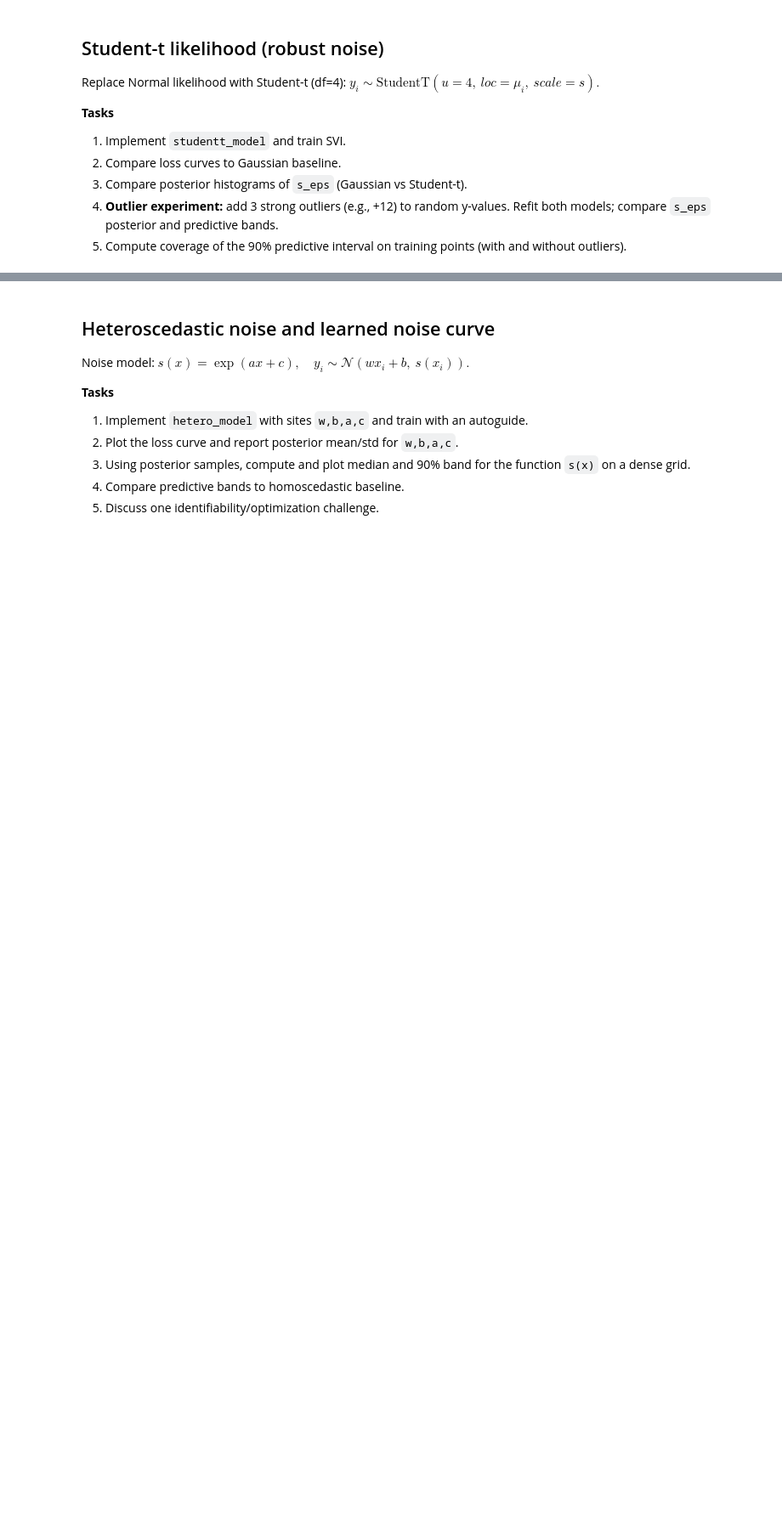
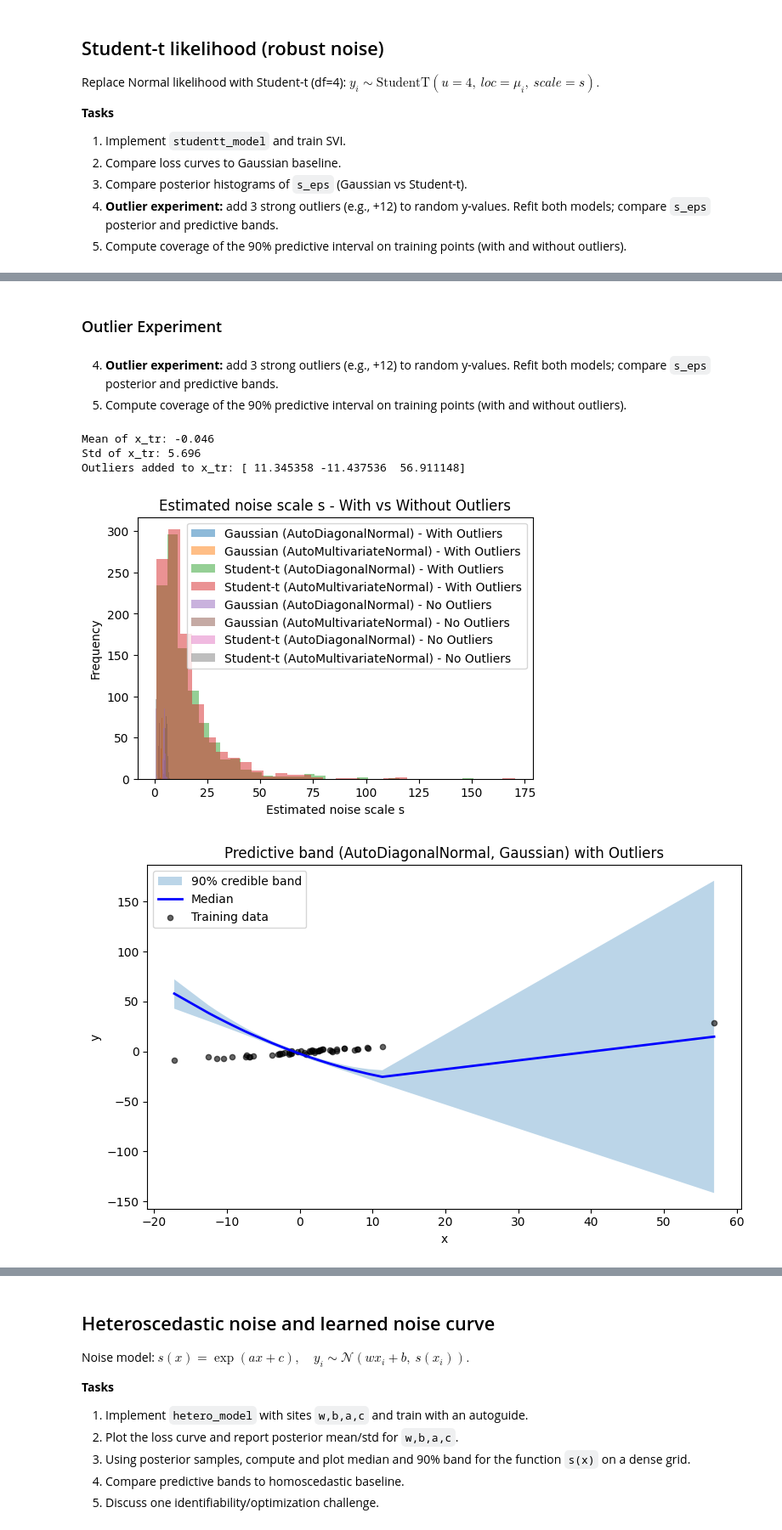
Before and after one commit to kmock930/Course-Uncertainty-Machine-Learning-2026, a Jupyter notebook: Assignment 2/SVI_assignment_questions (2).ipynb, the cells around one changed output, grey strips where cells are left out. Shown at 85% size. Drawn from its saved outputs; the diff is of its cells as text; code cells hidden in the pictures; blank space fills up the shorter version.

```diff
--- a/Assignment 2/SVI_assignment_questions (2).ipynb
+++ b/Assignment 2/SVI_assignment_questions (2).ipynb
@@ -443,0 +542,68 @@ u=4,\ 	loc=\mu_i,\ 	scale=s).$
+# %% [markdown]
+### Outlier Experiment
+# %% [markdown]
+4. **Outlier experiment:** add 3 strong outliers (e.g., +12) to random y-values. Refit both models; compare `s_eps` posterior and predictive bands.
+5. Compute coverage of the 90% predictive interval on training points (with and without outliers).
+# %%
+# Find mean and std
+x_tr_mean = jnp.mean(x_tr, axis=0)
+x_tr_std = jnp.std(x_tr, axis=0)
+print(f"Mean of x_tr: {x_tr_mean:.3f}")
+print(f"Std of x_tr: {x_tr_std:.3f}")
+
+# Populate three outliers into the training data based on mean and std
+x_tr_outliers = jnp.array([x_tr_mean + 2 * x_tr_std, x_tr_mean - 2* x_tr_std, x_tr_mean + 10 * x_tr_std])
+y_tr_outliers = jnp.array([jnp.mean(y_tr) + 2 * jnp.std(y_tr), jnp.mean(y_tr) - 2 * jnp.std(y_tr), jnp.mean(y_tr) + 10 * jnp.std(y_tr)])
+print(f"Outliers added to x_tr: {x_tr_outliers}")
+
+# Refit Models with outliers
+key, key1, key2, key3, key4 = random.split(key, 5)
+svi_auto_outliers, state_auto_outliers, losses_auto_outliers = run_svi(poly_model, guide_auto, key1, x_tr_outliers, y_tr_outliers)
+svi_mv_outliers, state_mv_outliers, loss_mv_outliers = run_svi(poly_model, guide_mv, key2, x_tr_outliers, y_tr_outliers)
+svi_auto_t_outliers, state_auto_t_outliers, losses_auto_t_outliers = run_svi(student_t_model, guide_auto_t, key1, x_tr_outliers, y_tr_outliers)
+svi_mv_t_outliers, state_mv_t_outliers, loss_mv_t_outliers = run_svi(student_t_model, guide_mv_t, key2, x_tr_outliers, y_tr_outliers)
+
+# Plot: Comparing noise s with outliers
+comparison: dict = {
+    # With Outliers
+    "Gaussian (AutoDiagonalNormal) - With Outliers": sample_posterior(poly_model, svi_auto_outliers, state_auto_outliers, key3, x_tr_outliers, num_samples=1000, sites=["s_eps"])['s_eps'],
+    "Gaussian (AutoMultivariateNormal) - With Outliers": sample_posterior(poly_model, svi_mv_outliers, state_mv_outliers, random.PRNGKey(88), x_tr_outliers, num_samples=1000, sites=["s_eps"])['s_eps'],
+    "Student-t (AutoDiagonalNormal) - With Outliers": sample_posterior(student_t_model, svi_auto_t_outliers, state_auto_t_outliers, key3, x_tr_outliers, num_samples=1000, sites=["s_eps"])['s_eps'],
+    "Student-t (AutoMultivariateNormal) - With Outliers": sample_posterior(student_t_model, svi_mv_t_outliers, state_mv_t_outliers, random.PRNGKey(88), x_tr_outliers, num_samples=1000, sites=["s_eps"])['s_eps'],
+    # Without Outliers
+    "Gaussian (AutoDiagonalNormal) - No Outliers": pred_auto["s_eps"],
+    "Gaussian (AutoMultivariateNormal) - No Outliers": pred_mv["s_eps"],
+    "Student-t (AutoDiagonalNormal) - No Outliers": s_eps_auto_t,
+    "Student-t (AutoMultivariateNormal) - No Outliers": s_eps_mv_t,
+}
+compare(comparison, title='Estimated noise scale s - With vs Without Outliers')
+
+# Plot: Compare predictive bands with outliers
+# Combine original training data with outliers for visualization
+x_tr_combined = jnp.concatenate([x_tr, x_tr_outliers])
+y_tr_combined = jnp.concatenate([y_tr, y_tr_outliers])
+
+# Recompute predictive bands for the outlier models on combined data
+pred_auto_outliers = sample_posterior(poly_model, svi_auto_outliers, state_auto_outliers, key3, x_tr_combined, num_samples=1000, sites=["mu"])
+pred_mv_outliers = sample_posterior(poly_model, svi_mv_outliers, state_mv_outliers, key4, x_tr_combined, num_samples=1000, sites=["mu"])
+pred_auto_outliers_t = sample_posterior(student_t_model, svi_auto_t_outliers, state_auto_t_outliers, key3, x_tr_combined, num_samples=1000, sites=["mu"])
+pred_mv_outliers_t = sample_posterior(student_t_model, svi_mv_t_outliers, state_mv_t_outliers, key4, x_tr_combined, num_samples=1000, sites=["mu"])
+mu_samples_auto_outliers = pred_auto_outliers['mu']
+mu_samples_mv_outliers = pred_mv_outliers['mu']
+mu_samples_auto_outliers_t = pred_auto_outliers_t['mu']
+mu_samples_mv_outliers_t = pred_mv_outliers_t['mu']
+quatile1_auto_outliers, quatile2_auto_outliers, quatile3_auto_outliers = predictive_band_from_mu(mu_samples_auto_outliers)
+quatile1_mv_outliers, quatile2_mv_outliers, quatile3_mv_outliers = predictive_band_from_mu(mu_samples_mv_outliers)
+quantile1_auto_outliers_t, quatile2_auto_outliers_t, quatile3_auto_outliers_t = predictive_band_from_mu(mu_samples_auto_outliers_t)
+quantile1_mv_outliers_t, quatile2_mv_outliers_t, quatile3_mv_outliers_t = predictive_band_from_mu(mu_samples_mv_outliers_t)
+
+plot_predictive_band(x_tr_combined, y_tr_combined, quatile1_auto_outliers, quatile2_auto_outliers, quatile3_auto_outliers, title='Predictive band (AutoDiagonalNormal, Gaussian) with Outliers')
+plot_predictive_band(x_tr_combined, y_tr_combined, quatile1_mv_outliers, quatile2_mv_outliers, quatile3_mv_outliers, title='Predictive band (AutoMultivariateNormal, Gaussian) with Outliers')
+plot_predictive_band(x_tr_combined, y_tr_combined, quantile1_auto_outliers_t, quatile2_auto_outliers_t, quatile3_auto_outliers_t, title='Predictive band (AutoDiagonalNormal, Student-t) with Outliers')
+plot_predictive_band(x_tr_combined, y_tr_combined, quantile1_mv_outliers_t, quatile2_mv_outliers_t, quatile3_mv_outliers_t, title='Predictive band (AutoMultivariateNormal, Student-t) with Outliers')
+# %% [output]
+Mean of x_tr: -0.046
+Std of x_tr: 5.696
+Outliers added to x_tr: [ 11.345358 -11.437536  56.911148]
+[figure, added]
+[figure, added]
```
Also changed, not shown: parts of 14 cells of this notebook.
